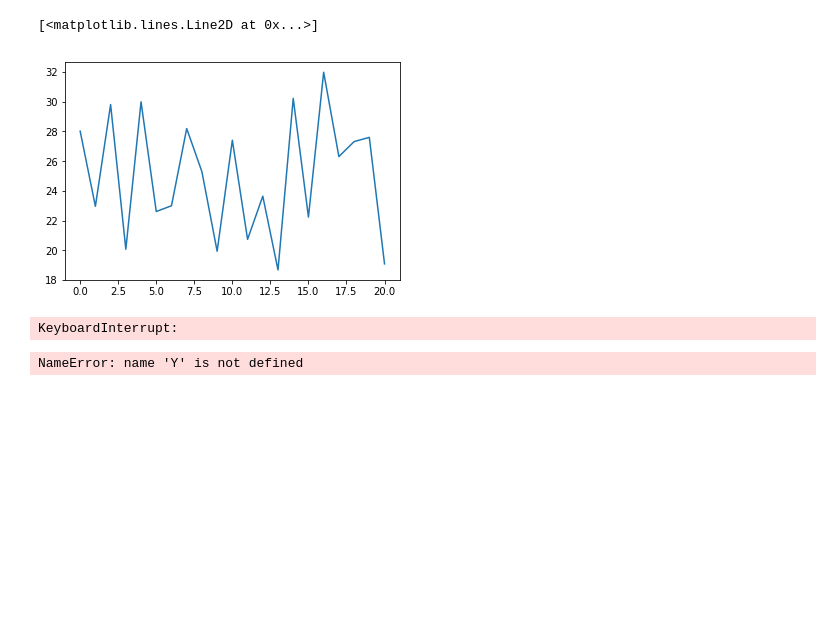
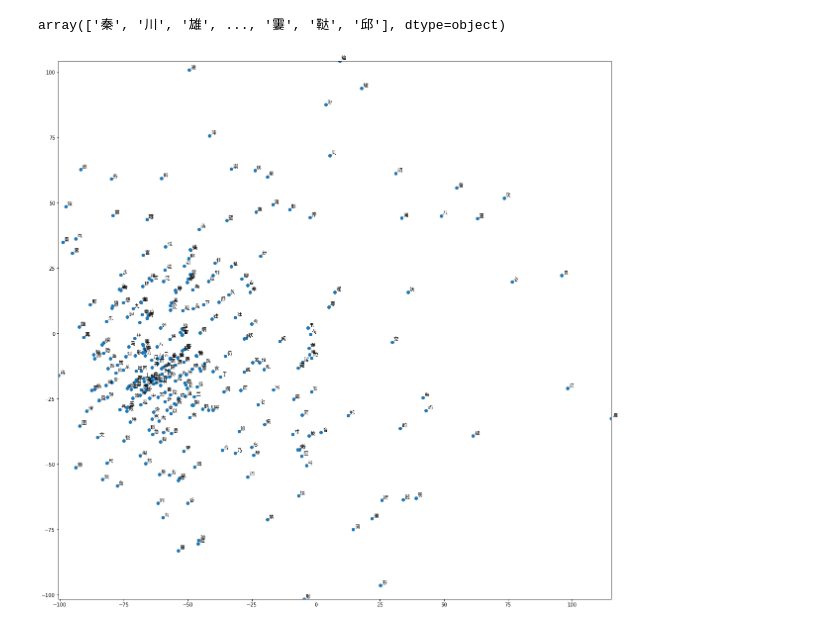
Before and after one commit to marcos0318/poemWriter, a Jupyter notebook: Word2Vec.ipynb, the cells around one changed output. Cells and saved outputs as stored; diff of their text form; code cells hidden in the pictures; blank space fills up the shorter version.

Commit message:
embedding done

```diff
--- a/Word2Vec.ipynb
+++ b/Word2Vec.ipynb
@@ -76,26 +0,0 @@ Corpus Length: 2602124
-# %%
-iteration = 0.001
-pair_count = word2vec.data.evaluate_pair_count(word2vec.window_size)
-batch_count = iteration * pair_count / word2vec.batch_size
-
-process_bar = tqdm(range(int(batch_count)))
-
-losses = []
-with tf.Session() as sess:
-    init = tf.global_variables_initializer()
-    sess.run(init)
-    for i in process_bar:
-        loss = word2vec.train_epoch(sess)
-        process_bar.set_description("Loss: %0.8f" %loss)
-        losses.append(loss)
-
-    final_embedding = word2vec.normalized_embeddings.eval()
-
-
-
-xs = list(range(len(losses)))
-
-plt.plot(xs, losses)
-# %% [output]
-[<matplotlib.lines.Line2D at 0x...>]
-[figure, removed]
@@ -117,32 +1,40 @@ df.to_csv("embedding.csv")
+# %%
+import pandas as pd
+df = pd.read_csv("embedding.csv")
+# %%
+final_embedding = df.values[:,1:]
+labels = df.values[:,0]
+labels
+# %% [output]
+array(['秦', '川', '雄', ..., '霋', '鞑', '邱'], dtype=object)
 # %%
 from sklearn.manifold import TSNE
 tsne = TSNE(n_components=2, random_state=0)
 Y = tsne.fit_transform(final_embedding)
-# %% [output]
-KeyboardInterrupt:
 # %%
+import matplotlib.pyplot as plt
 from matplotlib.font_manager import FontProperties
 ChineseFont = FontProperties(fname = '/home/jbai/anaconda3/lib/python3.6/site-packages/matplotlib/mpl-data/fonts/ttf/simhei.ttf')
 
 
-labels = [word2vec.data.id2word[i] for i in range(len(word2vec.data.id2word))]
+
 # print(labels)
 
-number_of_showing = 30
+number_of_showing = 300
 
 x_coords = Y[:number_of_showing, 0]
 y_coords = Y[:number_of_showing, 1]
 showed_labels = labels[:number_of_showing]
     # display scatter plot
 
 
-plt.figure(figsize=(20,10))
+plt.figure(figsize=(20,20))
 plt.scatter(x_coords, y_coords)
 
-for label, x, y in zip(labels, x_coords, y_coords):
+for label, x, y in zip(showed_labels, x_coords, y_coords):
     plt.annotate(label, xy=(x, y), xytext=(3, 3), textcoords='offset points', fontproperties = ChineseFont)
     plt.xlim(x_coords.min()+0.00005, x_coords.max()+0.00005)
     plt.ylim(y_coords.min()+0.00005, y_coords.max()+0.00005)
 plt.show()
 # %% [output]
-NameError: name 'Y' is not defined
+[figure, added]
```
Also changed, not shown: parts of 5 cells of this notebook, 1 other file.
